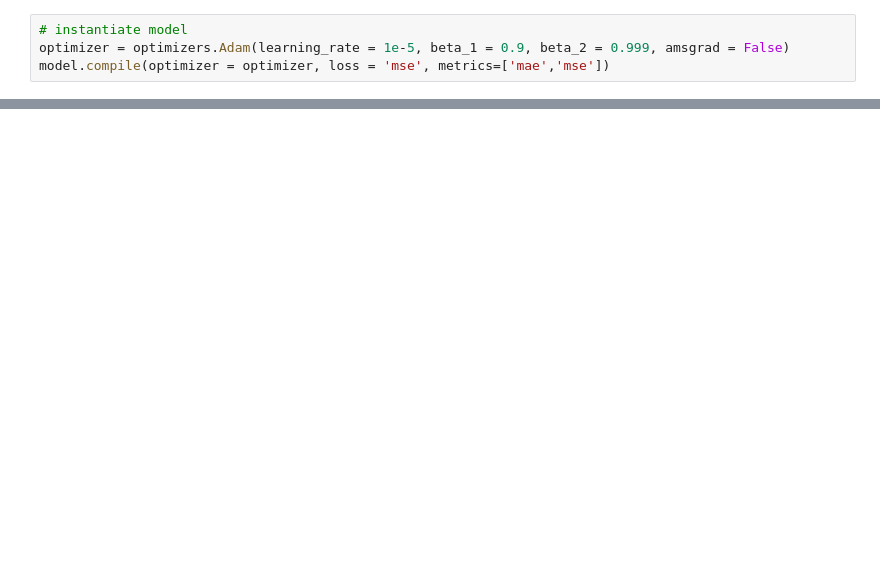
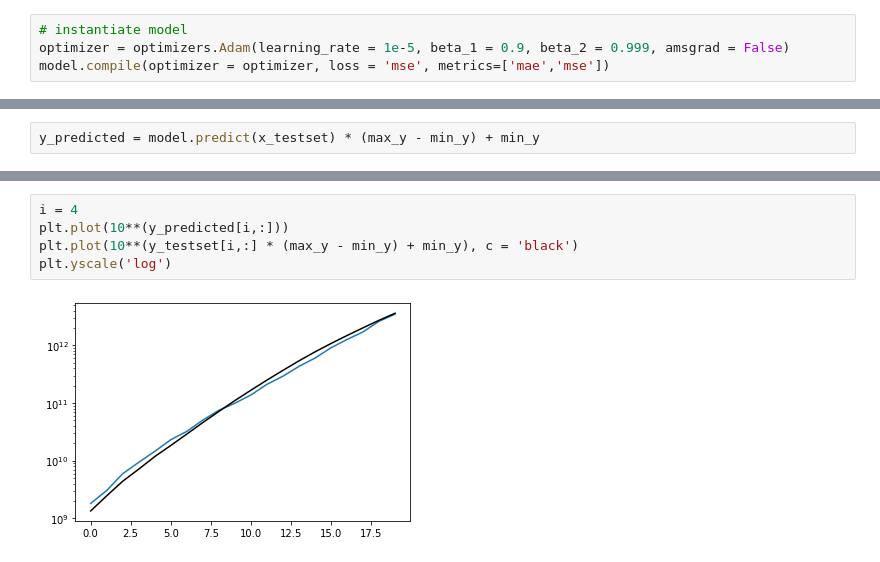
Before and after one commit to Martindelosrios/MaDaMe, a Jupyter notebook: codes/CNNs.ipynb, the cells around one changed output, grey strips where cells are left out. Drawn from its saved outputs; the diff is of its cells as text; blank space fills up the shorter version.

```diff
--- a/codes/CNNs.ipynb
+++ b/codes/CNNs.ipynb
@@ -255,0 +336,2 @@ history = model.fit_generator(
+# %%
+y_predicted = model.predict(x_testset) * (max_y - min_y) + min_y
@@ -255,0 +340,7 @@ history = model.fit_generator(
+# %%
+i = 4
+plt.plot(10**(y_predicted[i,:]))
+plt.plot(10**(y_testset[i,:] * (max_y - min_y) + min_y), c = 'black')
+plt.yscale('log')
+# %% [output]
+[figure, added]
```
Also changed, not shown: parts of 24 cells of this notebook.
